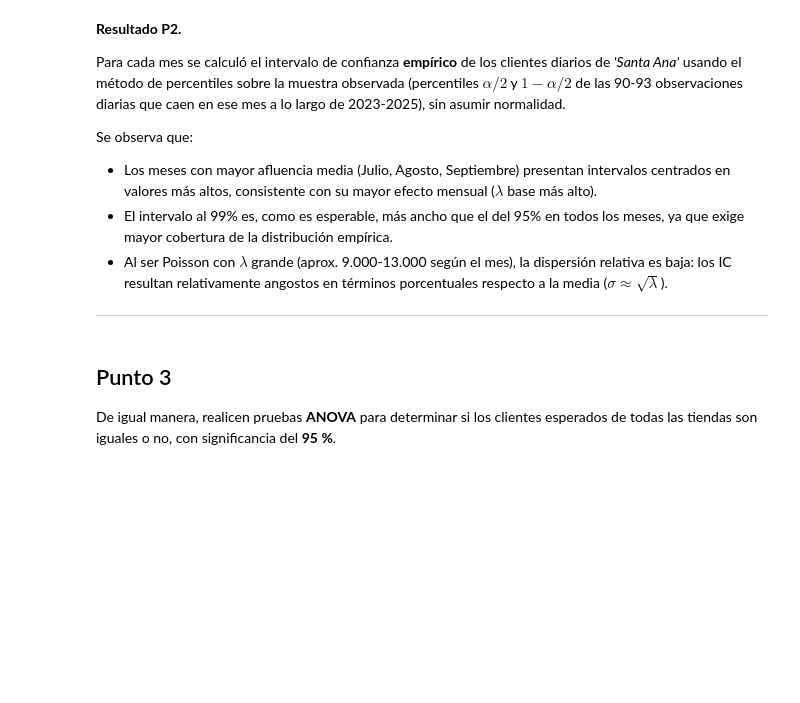
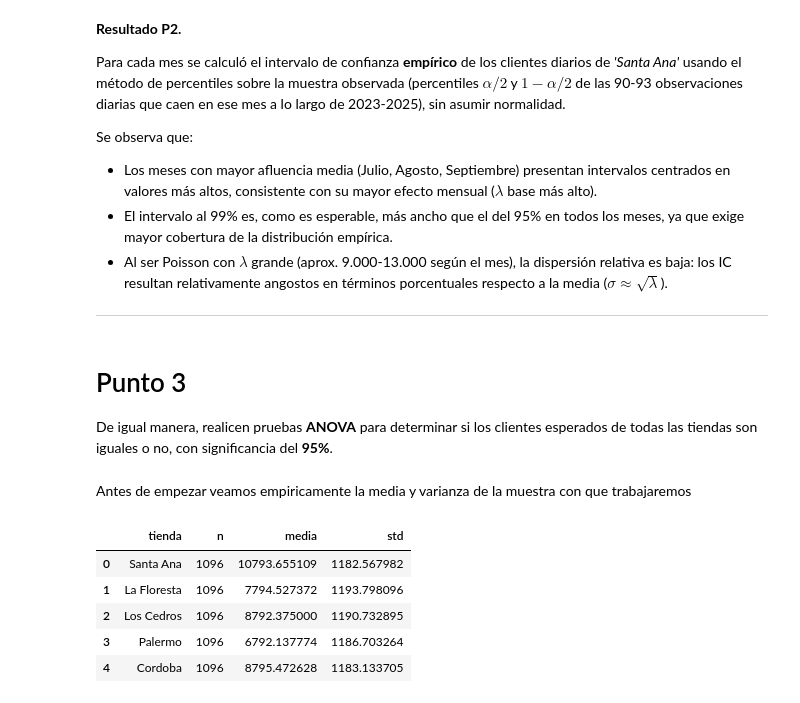
Before and after one commit to LuisParedes1/ceia_prob_estadistica, a Jupyter notebook: TPs/TP_Final/TP_final.ipynb, the cells around one changed output. Drawn from its saved outputs; the diff is of its cells as text; code cells hidden in the pictures; blank space fills up the shorter version.

```diff
--- a/TPs/TP_Final/TP_final.ipynb
+++ b/TPs/TP_Final/TP_final.ipynb
@@ -357,6 +353,23 @@ Se observa que:
 
 ---
 # %% [markdown]
-## Punto 3
+# Punto 3
 
-De igual manera, realicen pruebas **ANOVA** para determinar si los clientes esperados de todas las tiendas son iguales o no, con significancia del **95 %**.
+De igual manera, realicen pruebas **ANOVA** para determinar si los clientes esperados de todas las tiendas son iguales o no, con significancia del **95%**.
+# %% [markdown]
+Antes de empezar veamos empiricamente la media y varianza de la muestra con que trabajaremos
+# %%
+resumen_tiendas = (
+    efectos.groupby("tienda")["clientes"]
+    .agg(n="count", media="mean", std=lambda x: x.std(ddof=1))
+    .reindex(list(efecto_por_tienda.keys()))  # mantenemos el orden de definicion
+    .reset_index()
+)
+resumen_tiendas
+# %% [output]
+|  | tienda | n | media | std |
+| 0 | Santa Ana | 1096 | 10793.655109 | 1182.567982 |
+| 1 | La Floresta | 1096 | 7794.527372 | 1193.798096 |
+| 2 | Los Cedros | 1096 | 8792.375000 | 1190.732895 |
+| 3 | Palermo | 1096 | 6792.137774 | 1186.703264 |
+| 4 | Cordoba | 1096 | 8795.472628 | 1183.133705 |
```
Also changed, not shown: parts of 20 cells of this notebook.
